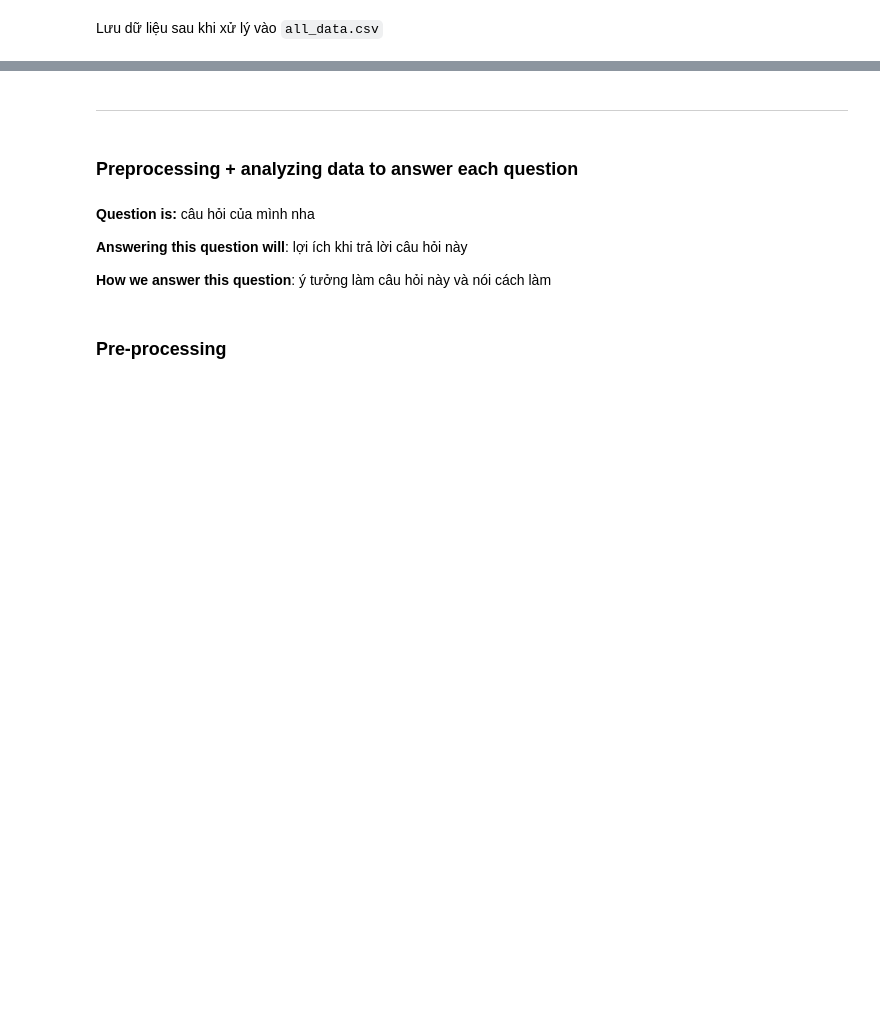
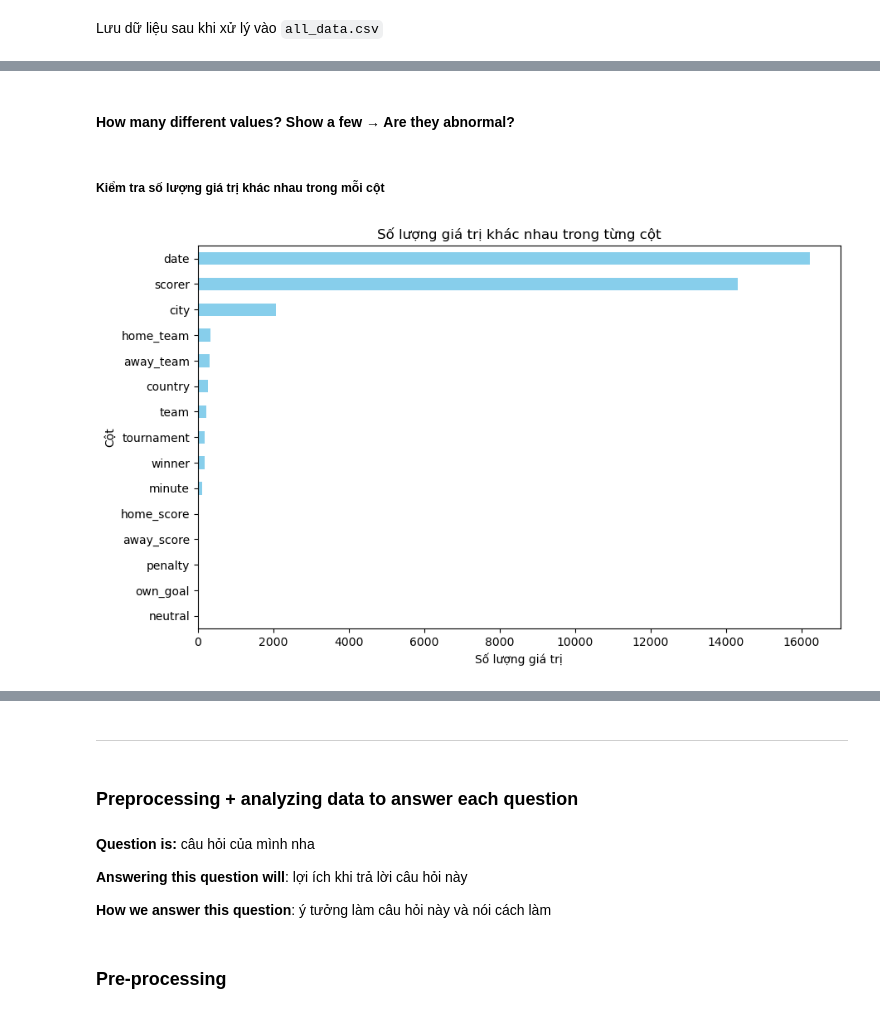
Before and after one commit to trgtanhh04/Programming4DS_Final, a Jupyter notebook: P4S.ipynb, the cells around one changed output, grey strips where cells are left out. Saved outputs shown, nothing was run; the diff lists cells and outputs as text; code cells hidden in the pictures; blank space fills up the shorter version.

```diff
--- a/P4S.ipynb
+++ b/P4S.ipynb
@@ -546,0 +548,15 @@ merged_data.to_csv('Data/all_data.csv')
+# %% [markdown]
+#### How many different values? Show a few → Are they abnormal?
+# %% [markdown]
+##### Kiểm tra số lượng giá trị khác nhau trong mỗi cột
+# %%
+# Biểu đồ thanh hiển thị số lượng giá trị khác nhau trong mỗi cột
+unique_values = merged_data.nunique()
+unique_values.sort_values().plot(kind='barh', figsize=(10, 6), color='skyblue')
+
+plt.title('Số lượng giá trị khác nhau trong từng cột')
+plt.xlabel('Số lượng giá trị')
+plt.ylabel('Cột')
+plt.show()
+# %% [output]
+[figure, added]
```
Also changed, not shown: parts of 6 cells of this notebook.
